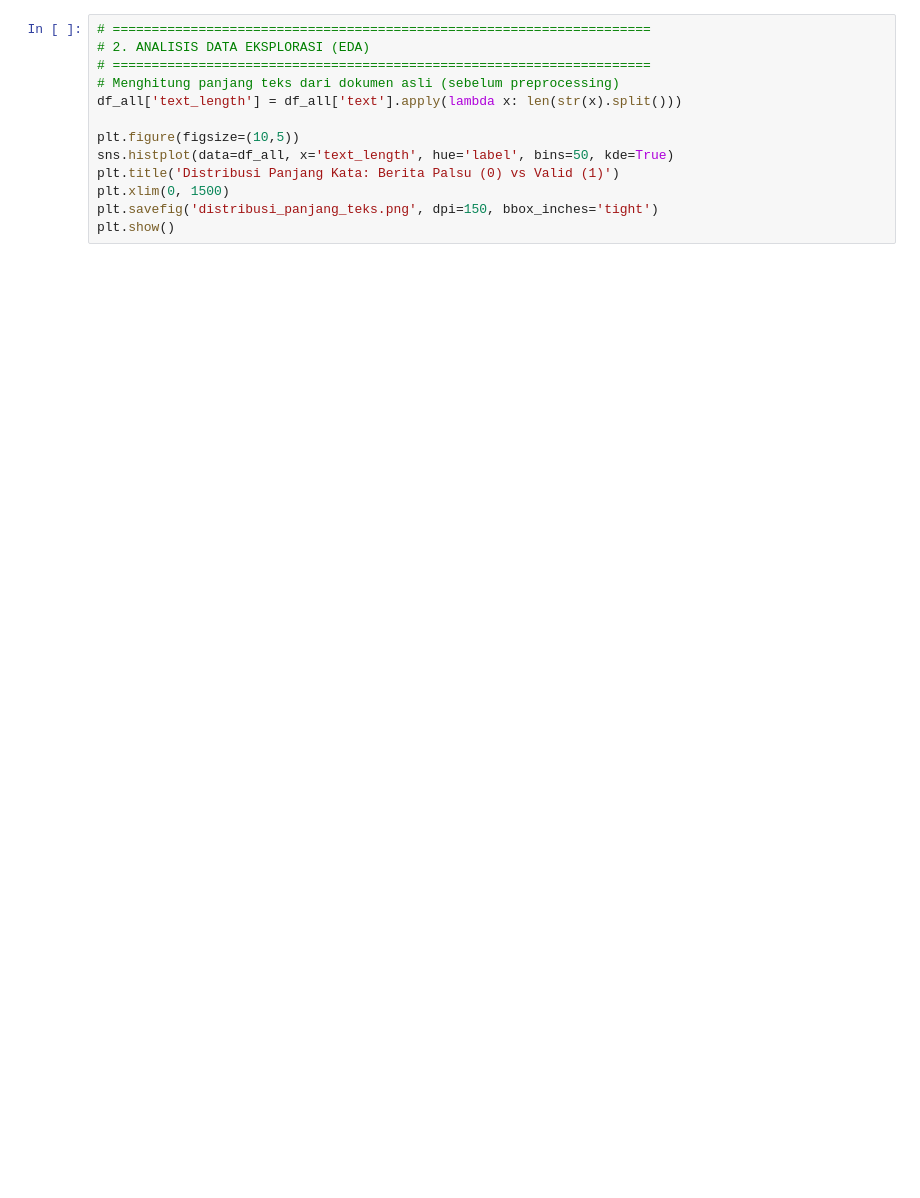
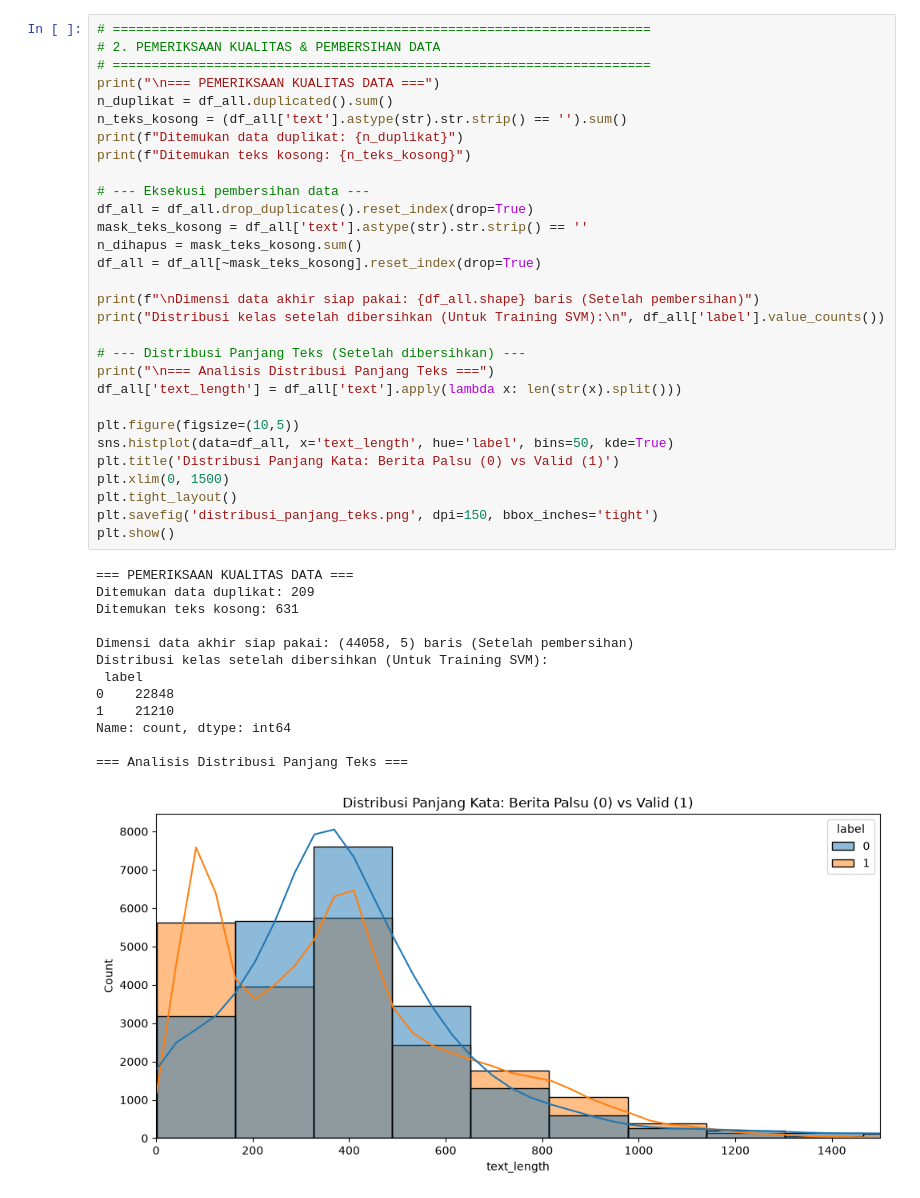
Before and after one commit to UltraInstinct46/Hoax-Classification, a Jupyter notebook: Hoax Classification.ipynb, the cells around one changed output. Drawn from its saved outputs; the diff is of its cells as text; blank space fills up the shorter version.

```diff
--- a/Hoax Classification.ipynb
+++ b/Hoax Classification.ipynb
@@ -92,16 +86,47 @@ print(df_all['label'].value_counts())
 # %%
 # =====================================================================
-# 2. ANALISIS DATA EKSPLORASI (EDA)
+# 2. PEMERIKSAAN KUALITAS & PEMBERSIHAN DATA
 # =====================================================================
-# Menghitung panjang teks dari dokumen asli (sebelum preprocessing)
+print("\n=== PEMERIKSAAN KUALITAS DATA ===")
+n_duplikat = df_all.duplicated().sum()
+n_teks_kosong = (df_all['text'].astype(str).str.strip() == '').sum()
+print(f"Ditemukan data duplikat: {n_duplikat}")
+print(f"Ditemukan teks kosong: {n_teks_kosong}")
+
+# --- Eksekusi pembersihan data ---
+df_all = df_all.drop_duplicates().reset_index(drop=True)
+mask_teks_kosong = df_all['text'].astype(str).str.strip() == ''
+n_dihapus = mask_teks_kosong.sum()
+df_all = df_all[~mask_teks_kosong].reset_index(drop=True)
+
+print(f"\nDimensi data akhir siap pakai: {df_all.shape} baris (Setelah pembersihan)")
+print("Distribusi kelas setelah dibersihkan (Untuk Training SVM):\n", df_all['label'].value_counts())
+
+# --- Distribusi Panjang Teks (Setelah dibersihkan) ---
+print("\n=== Analisis Distribusi Panjang Teks ===")
 df_all['text_length'] = df_all['text'].apply(lambda x: len(str(x).split()))
 
 plt.figure(figsize=(10,5))
 sns.histplot(data=df_all, x='text_length', hue='label', bins=50, kde=True)
 plt.title('Distribusi Panjang Kata: Berita Palsu (0) vs Valid (1)')
 plt.xlim(0, 1500)
+plt.tight_layout()
 plt.savefig('distribusi_panjang_teks.png', dpi=150, bbox_inches='tight')
 plt.show()
+# %% [output]
+=== PEMERIKSAAN KUALITAS DATA ===
+Ditemukan data duplikat: 209
+Ditemukan teks kosong: 631
+
+Dimensi data akhir siap pakai: (44058, 5) baris (Setelah pembersihan)
+Distribusi kelas setelah dibersihkan (Untuk Training SVM):
+ label
+0    22848
+1    21210
+Name: count, dtype: int64
+
+=== Analisis Distribusi Panjang Teks ===
+[figure, added]
 # %%
 # =====================================================================
 # 3. PRA-PEMROSESAN DATA & EKSTRAKSI FITUR
```
Also changed, not shown: parts of 7 cells of this notebook.
